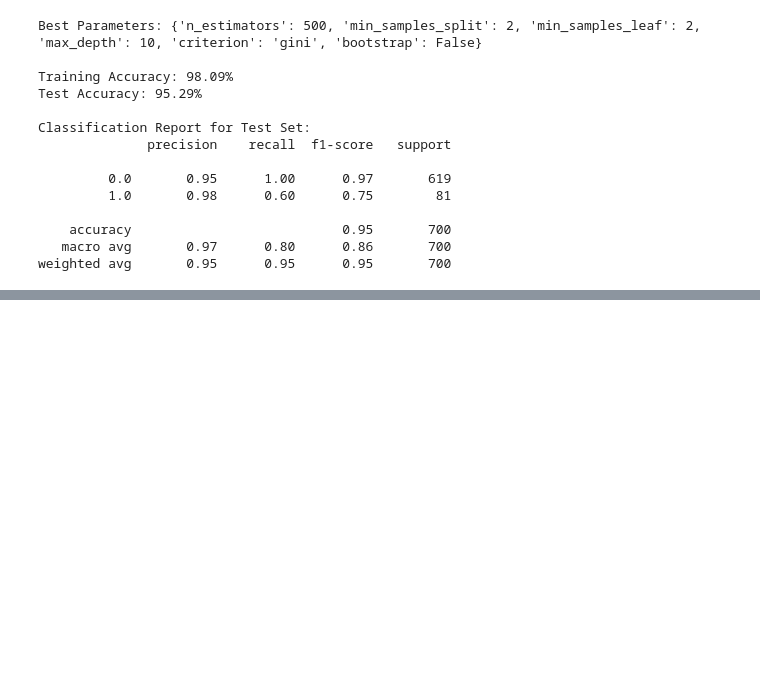
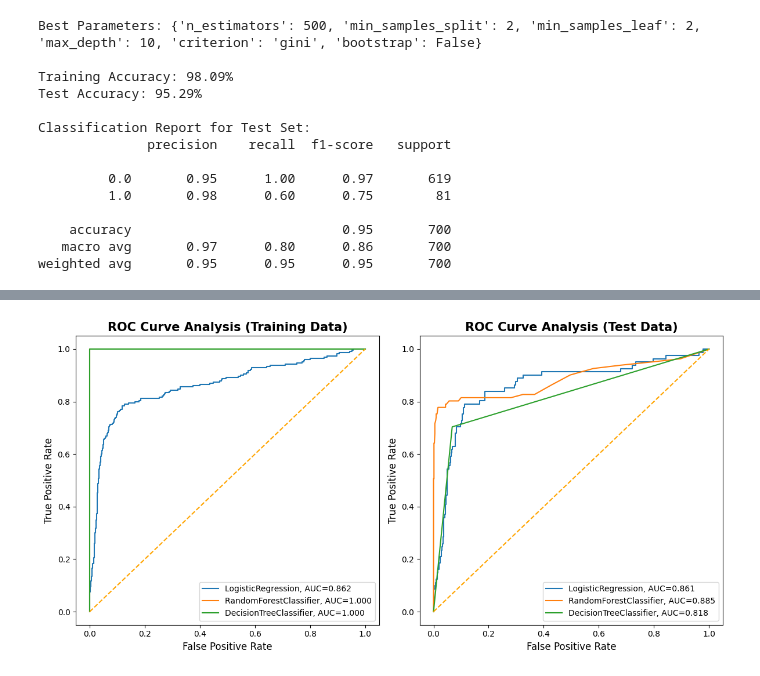
Before and after one commit to mojay6111/Phase_3_project_DS_ML, a Jupyter notebook: edwin.ipynb, the cells around one changed output, grey strips where cells are left out. Cells and saved outputs as stored; diff of their text form; code cells hidden in the pictures; blank space fills up the shorter version.

```diff
--- a/edwin.ipynb
+++ b/edwin.ipynb
@@ -808,0 +1018,97 @@ plt.show()
+# %%
+from sklearn.linear_model import LogisticRegression
+from sklearn.ensemble import RandomForestClassifier
+from sklearn.tree import DecisionTreeClassifier
+from sklearn.metrics import roc_curve, roc_auc_score, accuracy_score
+import matplotlib.pyplot as plt
+import pandas as pd
+
+# Define classifiers
+classifiers = [
+    LogisticRegression(max_iter=1000),  # Increased max_iter for Logistic Regression
+    RandomForestClassifier(),
+    DecisionTreeClassifier()
+]
+
+# Define result tables for training and test data
+train_result_table = pd.DataFrame(columns=['classifiers', 'auc', 'accuracy'])
+test_result_table = pd.DataFrame(columns=['classifiers', 'auc', 'accuracy'])
+
+# Train the models and record the results
+for cls in classifiers:
+    model = cls.fit(X_train, y_train)
+
+    # Training data predictions
+    y_train_proba = model.predict_proba(X_train)[:, 1]
+    y_train_pred = model.predict(X_train)
+    train_auc = roc_auc_score(y_train, y_train_proba)
+    train_accuracy = accuracy_score(y_train, y_train_pred)
+
+    # Test data predictions
+    y_test_proba = model.predict_proba(X_test)[:, 1]
+    y_test_pred = model.predict(X_test)
+    test_auc = roc_auc_score(y_test, y_test_proba)
+    test_accuracy = accuracy_score(y_test, y_test_pred)
+
+    # Append results for training and test data
+    train_result_table = pd.concat([train_result_table,
+                                     pd.DataFrame({'classifiers': [cls.__class__.__name__],
+                                                   'auc': [train_auc],
+                                                   'accuracy': [train_accuracy]})],
+                                    ignore_index=True)
+    test_result_table = pd.concat([test_result_table,
+                                    pd.DataFrame({'classifiers': [cls.__class__.__name__],
+                                                  'auc': [test_auc],
+                                                  'accuracy': [test_accuracy]})],
+                                   ignore_index=True)
+
+# Identify the best model for training and test data
+best_train_model = train_result_table.loc[train_result_table['auc'].idxmax()]
+best_test_model = test_result_table.loc[test_result_table['auc'].idxmax()]
+
+# Display comparison results
+print("*************** MODEL COMPARISON RESULTS ***************")
+print("Training Data:")
+print(train_result_table)
+print("\nBest Model on Training Data: {} (AUC: {:.3f}, Accuracy: {:.3f})".format(
+    best_train_model['classifiers'], best_train_model['auc'], best_train_model['accuracy']))
+
+print("\nTest Data:")
+print(test_result_table)
+print("\nBest Model on Test Data: {} (AUC: {:.3f}, Accuracy: {:.3f})".format(
+    best_test_model['classifiers'], best_test_model['auc'], best_test_model['accuracy']))
+
+# Plot ROC curves for training and test data
+plt.figure(figsize=(12, 6))
+
+# Training ROC curves
+plt.subplot(1, 2, 1)
+plt.title('ROC Curve Analysis (Training Data)', fontweight='bold', fontsize=15)
+for cls in classifiers:
+    model = cls.fit(X_train, y_train)
+    y_train_proba = model.predict_proba(X_train)[:, 1]
+    fpr, tpr, _ = roc_curve(y_train, y_train_proba)
+    auc = roc_auc_score(y_train, y_train_proba)
+    plt.plot(fpr, tpr, label="{}, AUC={:.3f}".format(cls.__class__.__name__, auc))
+plt.plot([0, 1], [0, 1], color='orange', linestyle='--')
+plt.xlabel("False Positive Rate", fontsize=12)
+plt.ylabel("True Positive Rate", fontsize=12)
+plt.legend(prop={'size': 10}, loc='lower right')
+
+# Test ROC curves
+plt.subplot(1, 2, 2)
+plt.title('ROC Curve Analysis (Test Data)', fontweight='bold', fontsize=15)
+for cls in classifiers:
+    model = cls.fit(X_train, y_train)
+    y_test_proba = model.predict_proba(X_test)[:, 1]
+    fpr, tpr, _ = roc_curve(y_test, y_test_proba)
+    auc = roc_auc_score(y_test, y_test_proba)
+    plt.plot(fpr, tpr, label="{}, AUC={:.3f}".format(cls.__class__.__name__, auc))
+plt.plot([0, 1], [0, 1], color='orange', linestyle='--')
+plt.xlabel("False Positive Rate", fontsize=12)
+plt.ylabel("True Positive Rate", fontsize=12)
+plt.legend(prop={'size': 10}, loc='lower right')
+
+plt.tight_layout()
+plt.show()
+# %% [output]
@@ -808,0 +1131 @@ plt.show()
+[figure, added]
```
Also changed, not shown: parts of 29 cells of this notebook.
